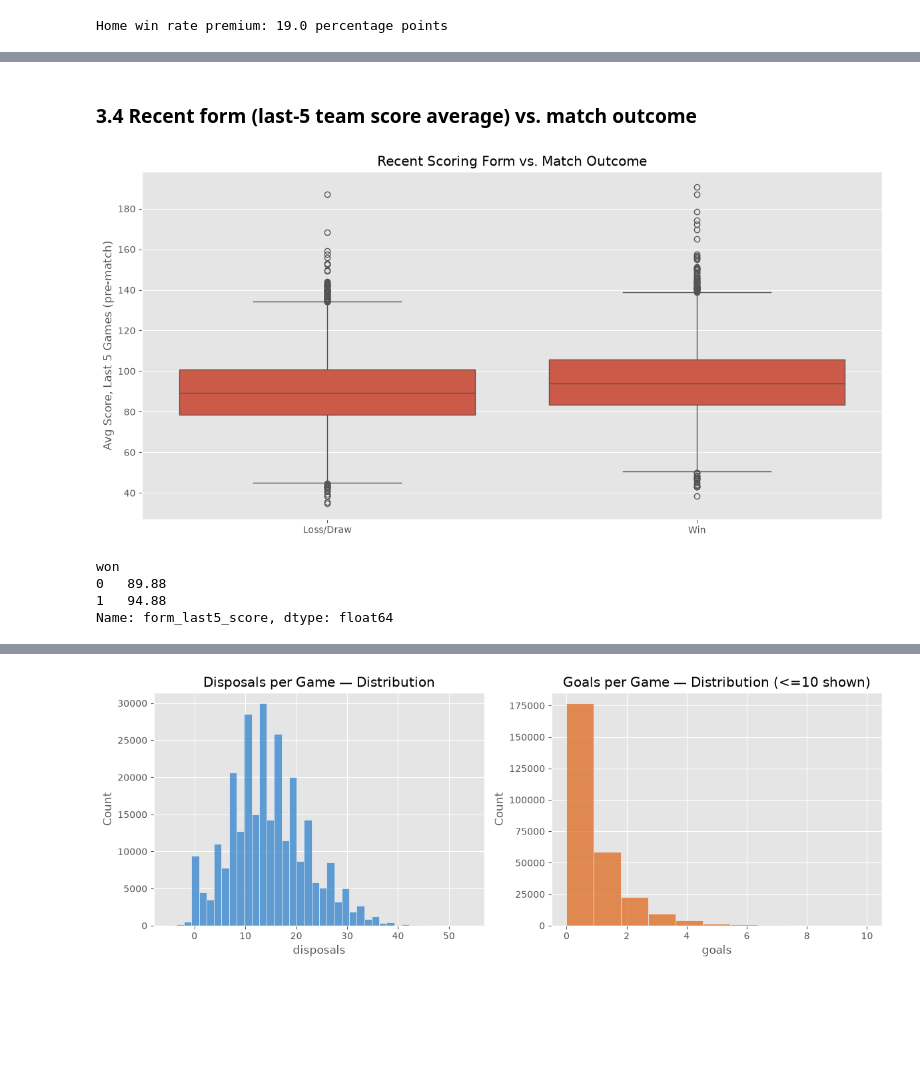
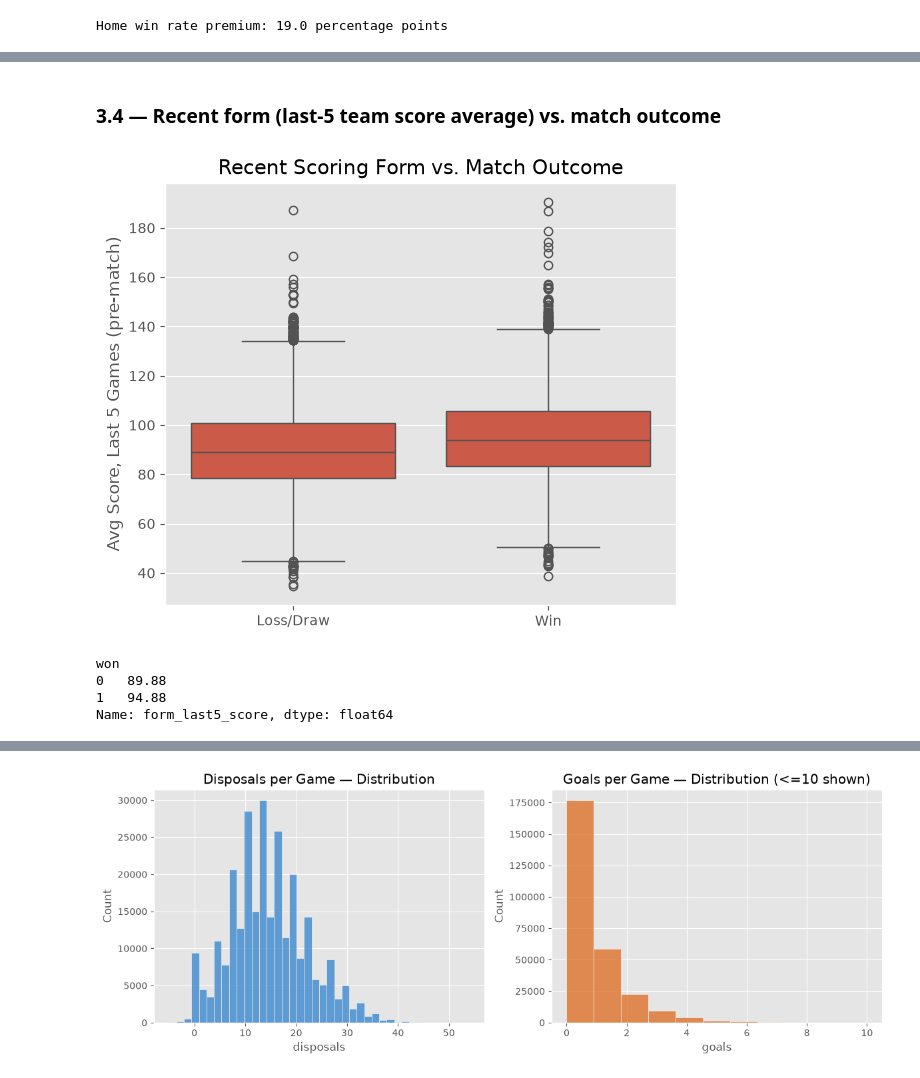
Before and after one commit to abdul-sami88/Netixsol, a Jupyter notebook: Week_6_CMIT_B2/Day1/week6_AFL_EDA_FE.ipynb, the cells around one changed output, grey strips where cells are left out. Cells and saved outputs as stored; diff of their text form; code cells hidden in the pictures; blank space fills up the shorter version.

```diff
--- a/Week_6_CMIT_B2/Day1/week6_AFL_EDA_FE.ipynb
+++ b/Week_6_CMIT_B2/Day1/week6_AFL_EDA_FE.ipynb
@@ -85,8 +88,6 @@ has_row_id = 'id' in raw_cols
 has_real_player_id = 'player_id' in raw_cols  # only true if the raw file ships BOTH columns
 
 if has_row_id and has_real_player_id:
-    print("\n[FIX] Raw file has BOTH 'id' (row id) and 'player_id' (real player key) — "
-          "the earlier rename collided with the real one. Re-cleaning without that collision.")
     rounds_stats_df = pd.read_csv("datasets/afl_players_round_by_round_stats_raw.csv", parse_dates=['match_date'])
     rounds_stats_df.columns = rounds_stats_df.columns.str.strip()
     rounds_stats_df.drop_duplicates(inplace=True)
@@ -100,6 +101,8 @@ if has_row_id and has_real_player_id:
     player_id_is_reliable = True
 
 elif has_real_player_id and not has_row_id:
+    print("\n[FIX] Raw file already had only a genuine 'player_id' — no row-id collision. "
+          "Re-running the original cleaning cell unmodified is fine.")
     player_id_is_reliable = True
 
 else:
@@ -777,28 +887,28 @@ rest_bucket
 # %% [markdown]
-### 3.4 Recent form (last-5 team score average) vs. match outcome
+### 3.4 — Recent form (last-5 team score average) vs. match outcome
 # %%
 form = home_away_match_df.sort_values(['team', 'match_date']).copy()
 # shift(1) before rolling => only PAST games contribute, current match's own score excluded
 form['form_last5_score'] = (
     form.groupby('team')['team_score']
         .apply(lambda s: s.shift(1).rolling(5, min_periods=2).mean())
         .reset_index(level=0, drop=True)
 )
 form['won'] = (form['result'] == 'W').astype(int)
 form_valid = form.dropna(subset=['form_last5_score'])
 
-fig, ax = plt.subplots(figsize=(12, 6))
+fig, ax = plt.subplots(figsize=(6, 5))
 sns.boxplot(data=form_valid, x='won', y='form_last5_score', ax=ax)
 ax.set_xticklabels(['Loss/Draw', 'Win'])
 ax.set_xlabel(''); ax.set_ylabel('Avg Score, Last 5 Games (pre-match)')
 ax.set_title('Recent Scoring Form vs. Match Outcome')
 plt.tight_layout()
-plt.savefig('exported_charts/Recent Score vs Match Result.png')
+plt.savefig('exported_charts/Form vs results.png')
 plt.show()
 
 print(form_valid.groupby('won')['form_last5_score'].mean())
 # %% [output]
-[figure, old version]
+[figure, new version]
 won
 0   89.88
 1   94.88
```
Also changed, not shown: parts of 43 cells of this notebook, 11 other files.
